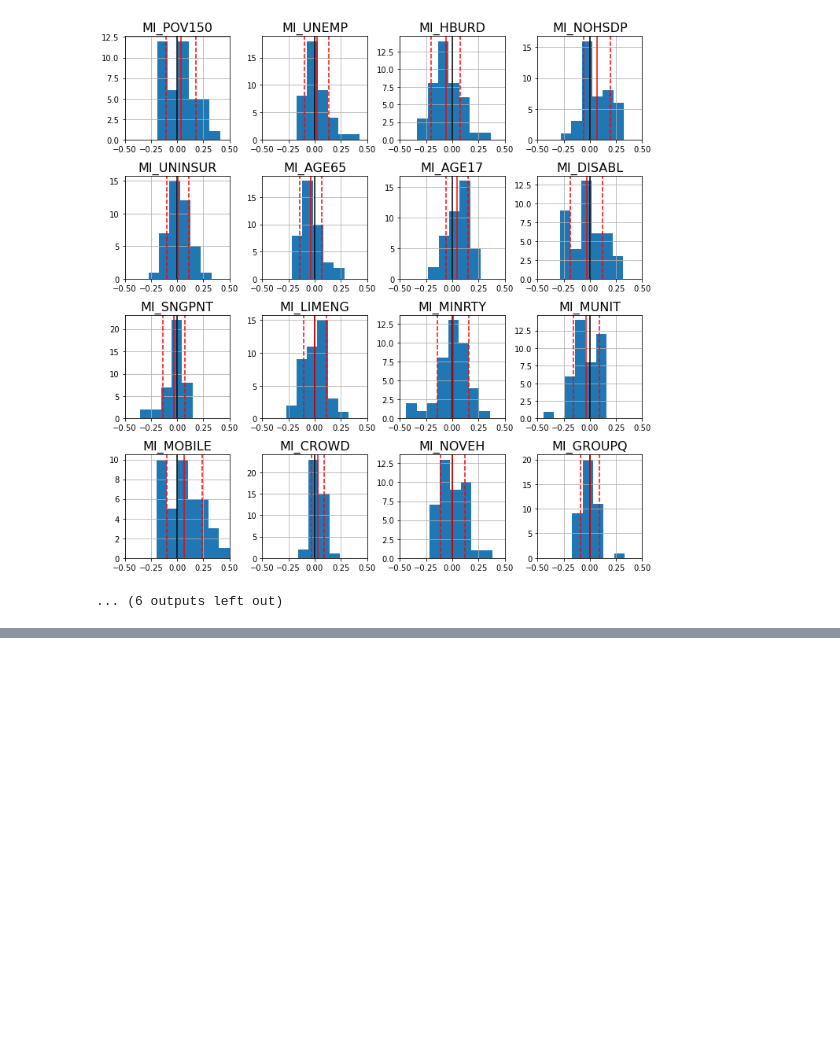
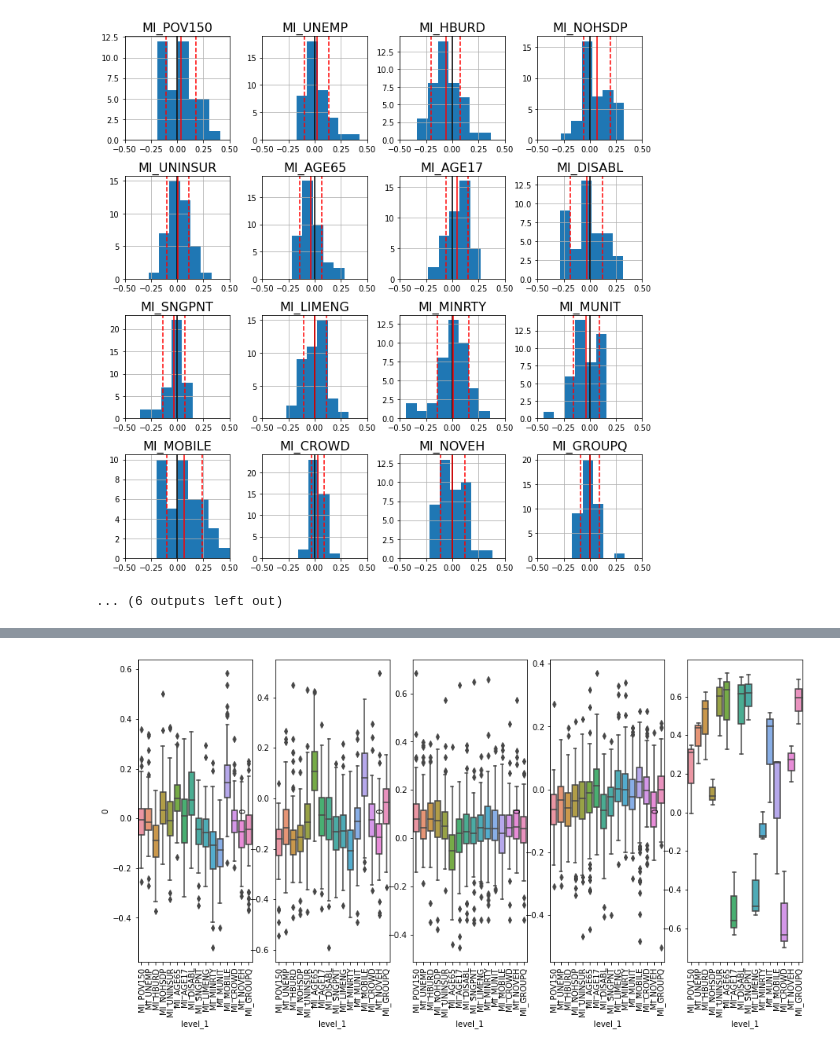
Before and after one commit to I-GUIDE/population_vulnerable_to_dam_failure, a Jupyter notebook: K_means_clustering-Copy1.ipynb, the cells around one changed output, grey strips where cells are left out. Drawn from its saved outputs; the diff is of its cells as text; code cells hidden in the pictures; blank space fills up the shorter version.

Commit message:
update figures

```diff
--- a/K_means_clustering-Copy1.ipynb
+++ b/K_means_clustering-Copy1.ipynb
@@ -258,11 +189,0 @@ ax[1].set_ylim(-0.3, 0.3)
-# %%
-def kmeans_cluster(array, num_of_cluster):
-    kmeans = KMeans(n_clusters=num_of_cluster, max_iter=999, n_init = 99, random_state=17)
-    kmeans.fit(array)
-    y_kmeans = kmeans.predict(array)
-
-    cluster_df = pd.DataFrame({'cluster': y_kmeans}, index=array.index)
-
-    return cluster_df
-
-aa = kmeans_cluster(mi_, 3)
@@ -294,0 +190,17 @@ ax[2].set_ylim(-0.3, 0.3)
+# %%
+opt_cluster = 5
+
+mi_ = mi[[col for col in mi.columns if col.startswith('MI')]]
+
+cluster_mi = kmeans_cluster(mi_, opt_cluster)
+cluster_mi
+
+fig, ax = plt.subplots(1, opt_cluster, figsize=(15, 7))
+
+for c in range(opt_cluster):
+    temp_cluster = mi_.loc[cluster_mi['cluster'] == c].stack().reset_index()
+    sns.boxplot(x = 'level_1', y = 0, data=temp_cluster, ax=ax[c])
+#     ax[c].set_ylim(-0.5, 0.5)
+    ax[c].set_xticklabels([col for col in mi.columns if col.startswith('MI')], rotation = 'vertical')
+# %% [output]
+[figure, added]
```
Also changed, not shown: parts of 28 cells of this notebook, 1 other file.
